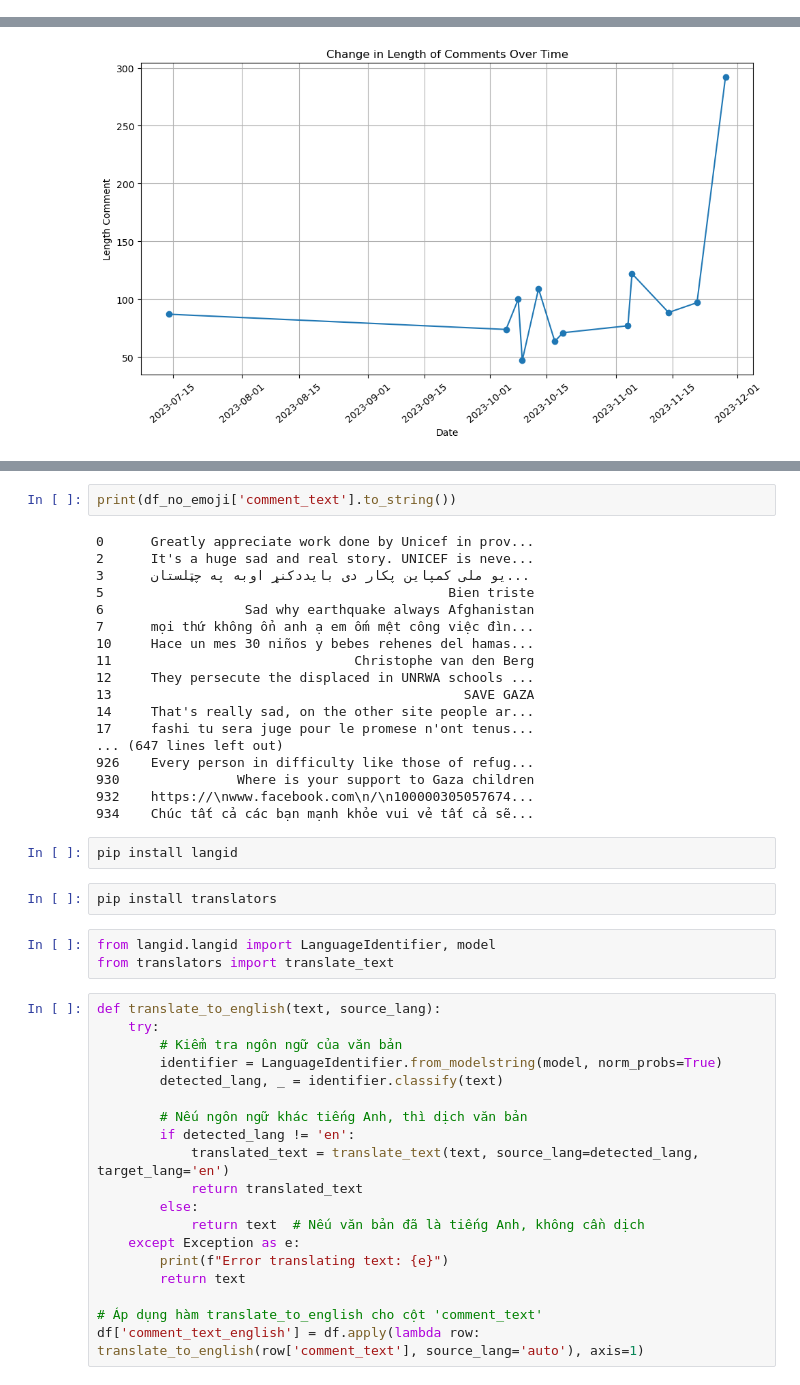
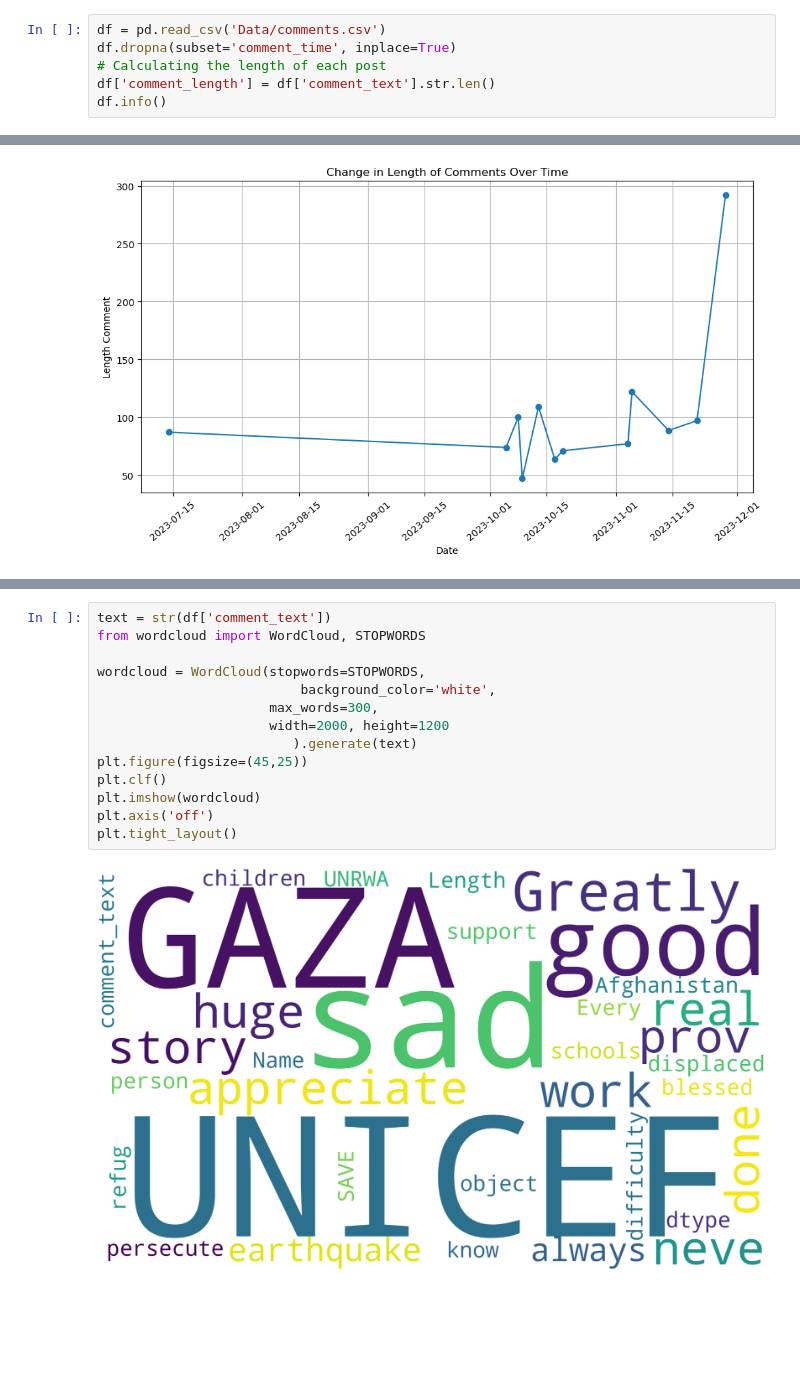
Before and after one commit to ngocnhatAI/data-analysis-report, a Jupyter notebook: Analyze_comment.ipynb, the cells around one changed output, grey strips where cells are left out. Saved outputs shown, nothing was run; the diff lists cells and outputs as text; blank space fills up the shorter version.

Commit message:
comment analysis

```diff
--- a/Analyze_comment.ipynb
+++ b/Analyze_comment.ipynb
@@ -46,0 +70,6 @@ df_comments.to_csv('Data/comments.csv', index=False)
+# %%
+df = pd.read_csv('Data/comments.csv')
+df.dropna(subset='comment_time', inplace=True)
+# Calculating the length of each post
+df['comment_length'] = df['comment_text'].str.len()
+df.info()
@@ -178,46 +151,16 @@ print(df_no_emoji)
-# %%
-print(df_no_emoji['comment_text'].to_string())
-# %% [output]
-0      Greatly appreciate work done by Unicef in prov...
-2      It's a huge sad and real story. UNICEF is neve...
-3      یو ملی کمپاین پکار دی بایددکنړ اوبه په چټلستان...
-5                                            Bien triste
-6                  Sad why earthquake always Afghanistan
-7      mọi thứ không ổn anh ạ em ốm mệt công việc đìn...
-10     Hace un mes 30 niños y bebes rehenes del hamas...
-11                               Christophe van den Berg
-12     They persecute the displaced in UNRWA schools ...
-13                                             SAVE GAZA
-14     That's really sad, on the other site people ar...
-17     fashi tu sera juge pour le promese n'ont tenus...
-... (647 lines left out)
-926    Every person in difficulty like those of refug...
-930               Where is your support to Gaza children
-932    https://\nwww.facebook.com\n/\n100000305057674...
-934    Chúc tất cả các bạn mạnh khỏe vui vẻ tất cả sẽ...
-# %%
-pip install langid
-# %%
-pip install translators
-# %%
-from langid.langid import LanguageIdentifier, model
-from translators import translate_text
-# %%
-def translate_to_english(text, source_lang):
-    try:
-        # Kiểm tra ngôn ngữ của văn bản
-        identifier = LanguageIdentifier.from_modelstring(model, norm_probs=True)
-        detected_lang, _ = identifier.classify(text)
-
-        # Nếu ngôn ngữ khác tiếng Anh, thì dịch văn bản
-        if detected_lang != 'en':
-            translated_text = translate_text(text, source_lang=detected_lang, target_lang='en')
-            return translated_text
-        else:
-            return text  # Nếu văn bản đã là tiếng Anh, không cần dịch
-    except Exception as e:
-        print(f"Error translating text: {e}")
-        return text
-
-# Áp dụng hàm translate_to_english cho cột 'comment_text'
-df['comment_text_english'] = df.apply(lambda row: translate_to_english(row['comment_text'], source_lang='auto'), axis=1)
+# %%
+text = str(df['comment_text'])
+from wordcloud import WordCloud, STOPWORDS
+
+wordcloud = WordCloud(stopwords=STOPWORDS,
+                          background_color='white',
+                      max_words=300,
+                      width=2000, height=1200
+                         ).generate(text)
+plt.figure(figsize=(45,25))
+plt.clf()
+plt.imshow(wordcloud)
+plt.axis('off')
+plt.tight_layout()
+# %% [output]
+[figure, added]
```
Also changed, not shown: parts of 13 cells of this notebook.
